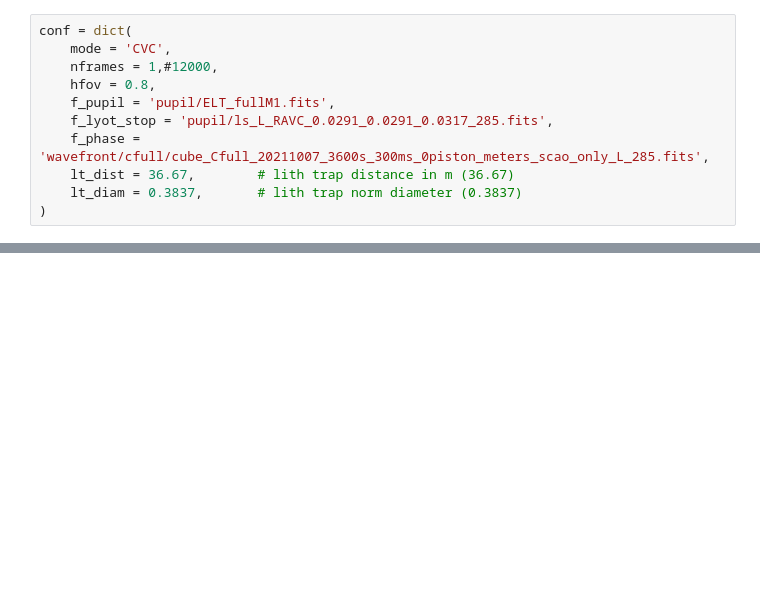
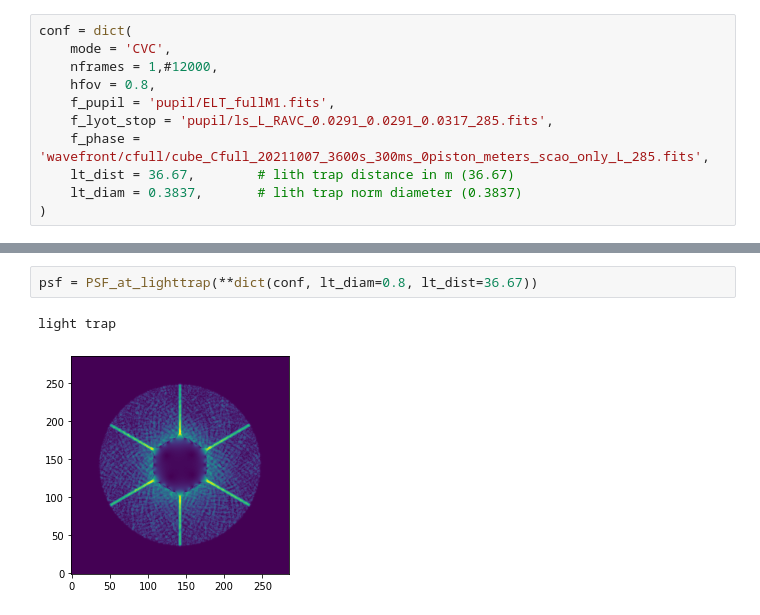
Before and after one commit to vortex-exoplanet/HEEPS, a Jupyter notebook: tools/light_trap.ipynb, the cells around one changed output, grey strips where cells are left out. Drawn from its saved outputs; the diff is of its cells as text; blank space fills up the shorter version.

```diff
--- a/tools/light_trap.ipynb
+++ b/tools/light_trap.ipynb
@@ -68,0 +74,5 @@ light trap
+# %%
+psf = PSF_at_lighttrap(**dict(conf, lt_diam=0.8, lt_dist=36.67))
+# %% [output]
+light trap
+[figure, added]
```
Also changed, not shown: parts of 11 cells of this notebook.
